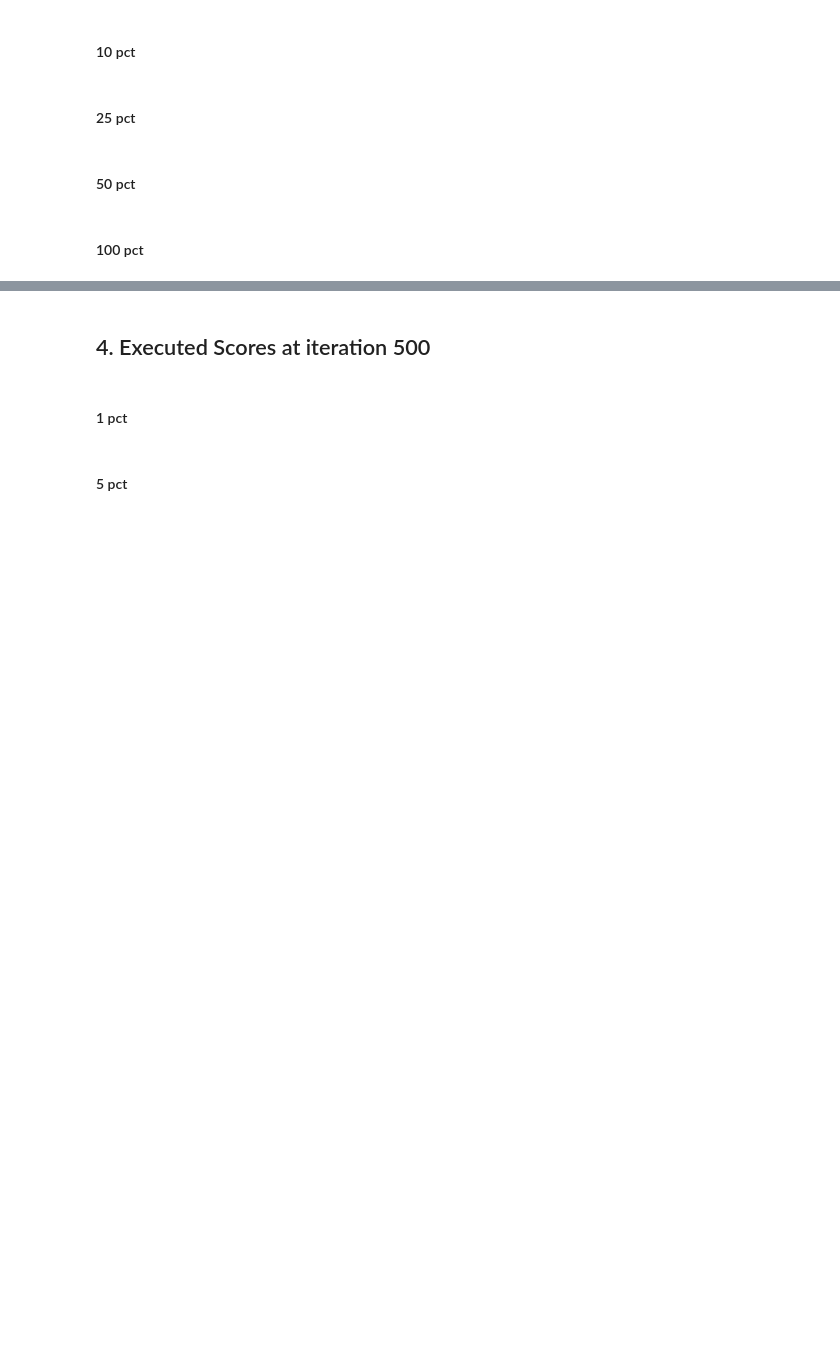
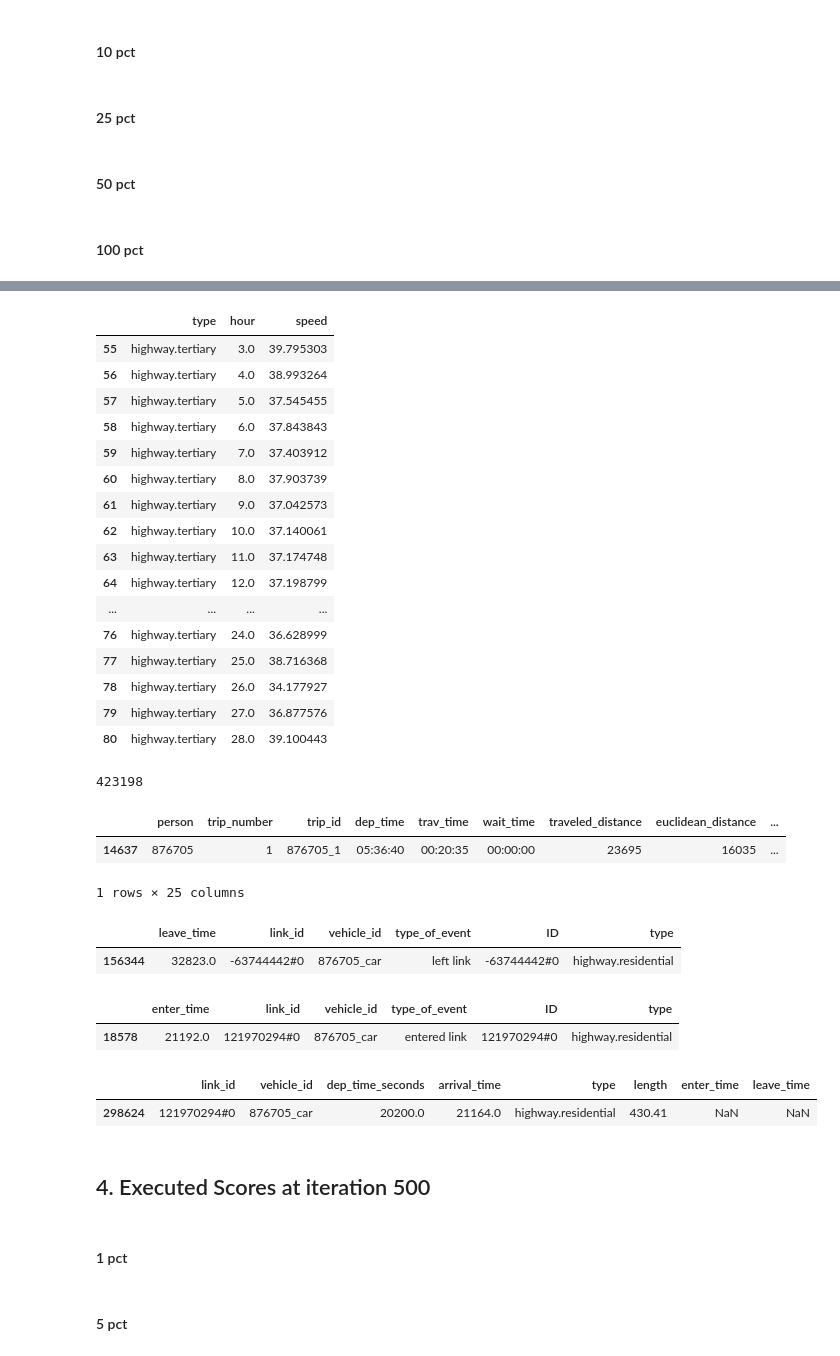
Before and after one commit to theresamariaM/Lausitz-Population-Scaling-Aggregate-Data-Create-Plots, a Jupyter notebook: Create_aggregated_output_files_for_it_500.ipynb, the cells around one changed output, grey strips where cells are left out. Drawn from its saved outputs; the diff is of its cells as text; code cells hidden in the pictures; blank space fills up the shorter version.

```diff
--- a/Create_aggregated_output_files_for_it_500.ipynb
+++ b/Create_aggregated_output_files_for_it_500.ipynb
@@ -1056,0 +1396,36 @@ link_leave_1_100.to_csv('/home/lola/Nextcloud/Masterarbeit/03_Outputs/link_leave
+# %%
+result['hour_link_entered'] = np.floor(result['time_link_entered'] / 3600)
+# %%
+result = result.sort_values(by=['type', 'hour_link_entered'])
+# %%
+hour_storage = []
+type_storage = []
+speed_storage = []
+
+for roadType in result['type'].unique():
+    for hour in result[(result['type']== roadType)]['hour_link_entered'].unique():
+        hour_storage.append(hour)
+        type_storage.append(roadType)
+        speed_storage.append(np.mean(result[(result['type']== roadType) & (result['hour_link_entered']== hour)]['m_per_s'])*3.6)
+# %%
+res_aggr = pd.DataFrame({'type': type_storage, 'hour': hour_storage, 'speed': speed_storage})
+# %%
+res_aggr[res_aggr['type'] == "highway.tertiary"]
+# %% [output]
+|  | type | hour | speed |
+| 55 | highway.tertiary | 3.0 | 39.795303 |
+| 56 | highway.tertiary | 4.0 | 38.993264 |
+| 57 | highway.tertiary | 5.0 | 37.545455 |
+| 58 | highway.tertiary | 6.0 | 37.843843 |
+| 59 | highway.tertiary | 7.0 | 37.403912 |
+| 60 | highway.tertiary | 8.0 | 37.903739 |
+| 61 | highway.tertiary | 9.0 | 37.042573 |
+| 62 | highway.tertiary | 10.0 | 37.140061 |
+| 63 | highway.tertiary | 11.0 | 37.174748 |
+| 64 | highway.tertiary | 12.0 | 37.198799 |
+| ... | ... | ... | ... |
+| 76 | highway.tertiary | 24.0 | 36.628999 |
+| 77 | highway.tertiary | 25.0 | 38.716368 |
+| 78 | highway.tertiary | 26.0 | 34.177927 |
+| 79 | highway.tertiary | 27.0 | 36.877576 |
+| 80 | highway.tertiary | 28.0 | 39.100443 |
@@ -1057,3 +1438,28 @@ link_leave_1_100.to_csv('/home/lola/Nextcloud/Masterarbeit/03_Outputs/link_leave
+# %%
+result.shape[0]
+# %% [output]
+423198
+# %%
+outTrips[(outTrips['person'] == "876705") & (outTrips['end_link']=="-63744442#0")]
+# %% [output]
+|  | person | trip_number | trip_id | dep_time | trav_time | wait_time | traveled_distance | euclidean_distance | ... |
+| 14637 | 876705 | 1 | 876705_1 | 05:36:40 | 00:20:35 | 00:00:00 | 23695 | 16035 | ... |
+1 rows × 25 columns
+# %%
+df_leave_no_pt[(df_leave_no_pt['vehicle_id'] == "876705_car") & (df_leave_no_pt['link_id']== "-63744442#0")]
+# %% [output]
+|  | leave_time | link_id | vehicle_id | type_of_event | ID | type |
+| 156344 | 32823.0 | -63744442#0 | 876705_car | left link | -63744442#0 | highway.residential |
+# %%
+df_enter_no_pt[(df_enter_no_pt['vehicle_id'] == "876705_car") & (df_enter_no_pt['link_id']== "121970294#0")]
+# %% [output]
+|  | enter_time | link_id | vehicle_id | type_of_event | ID | type |
+| 18578 | 21192.0 | 121970294#0 | 876705_car | entered link | 121970294#0 | highway.residential |
+# %%
+result[(result['vehicle_id']== "876705_car")& (result['link_id']== "121970294#0")]
+# %% [output]
+|  | link_id | vehicle_id | dep_time_seconds | arrival_time | type | length | enter_time | leave_time |
+| 298624 | 121970294#0 | 876705_car | 20200.0 | 21164.0 | highway.residential | 430.41 | NaN | NaN |
 # %% [markdown]
 ## 4. Executed Scores at iteration 500
 # %% [markdown]
```
Also changed, not shown: parts of 209 cells of this notebook, 1 other file.
